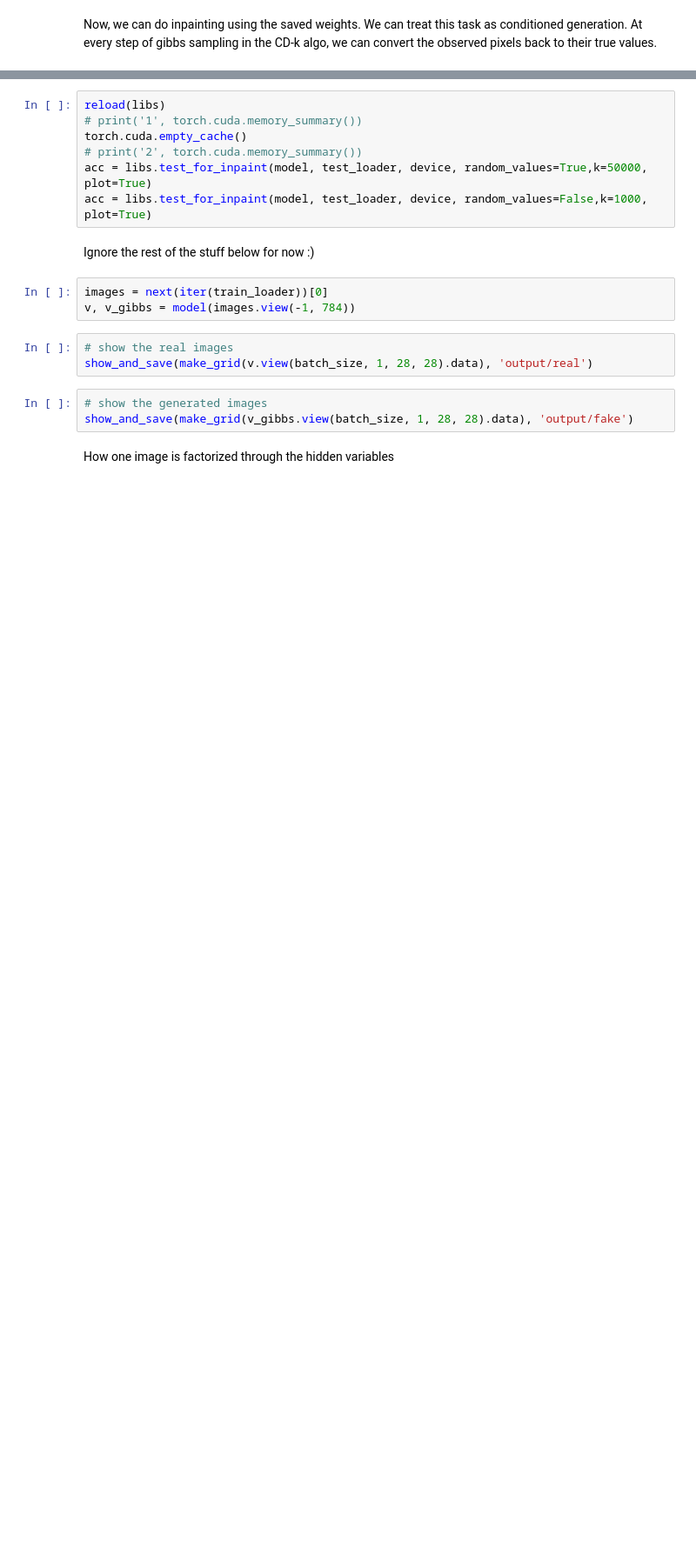
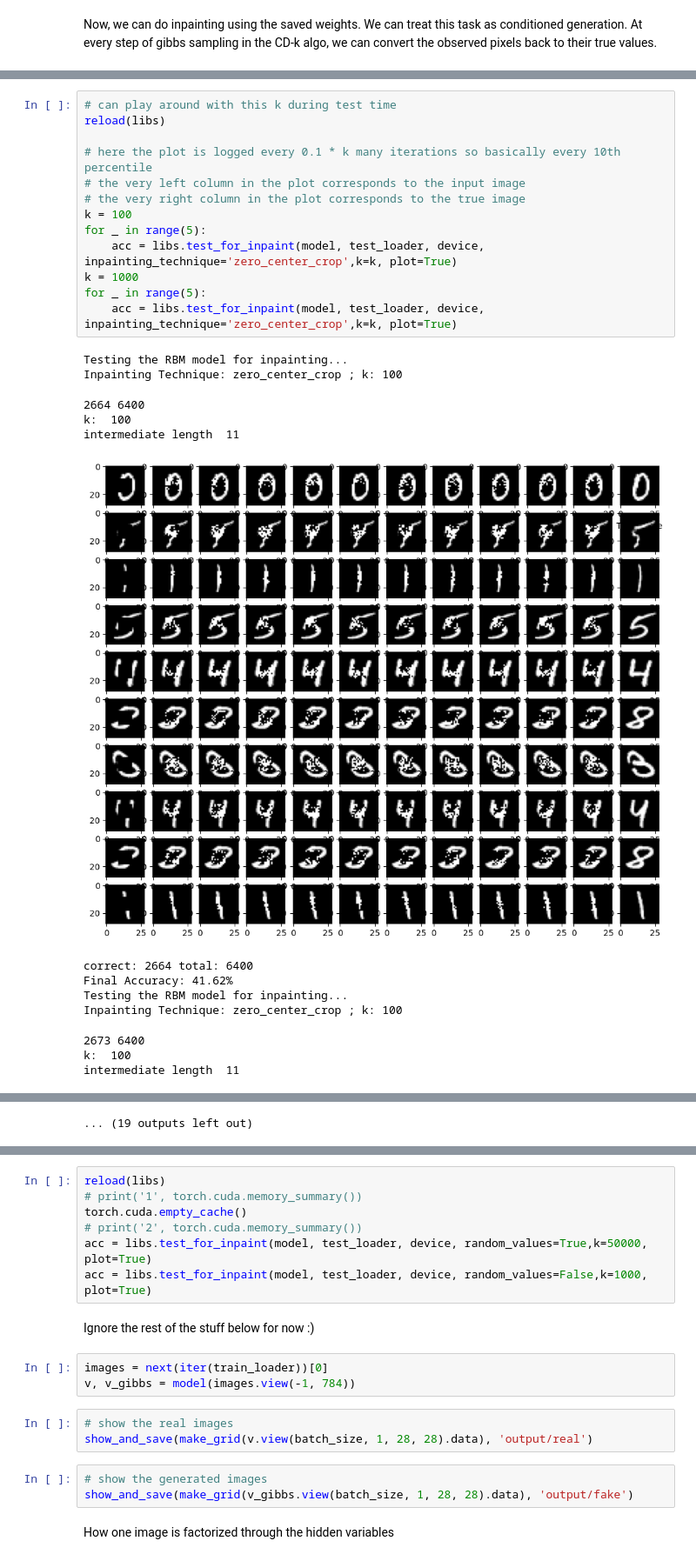
Before and after one commit to arya0607/rbm-pytorch, a Jupyter notebook: Notebook.ipynb, the cells around one changed output, grey strips where cells are left out. Shown at 87% size. Drawn from its saved outputs; the diff is of its cells as text; blank space fills up the shorter version.

Commit message:
plots for center crop

```diff
--- a/Notebook.ipynb
+++ b/Notebook.ipynb
@@ -120,0 +137,27 @@ NameError: name 'filepath' is not defined
+# %%
+# can play around with this k during test time
+reload(libs)
+
+# here the plot is logged every 0.1 * k many iterations so basically every 10th percentile
+# the very left column in the plot corresponds to the input image
+# the very right column in the plot corresponds to the true image
+k = 100
+for _ in range(5):
+    acc = libs.test_for_inpaint(model, test_loader, device, inpainting_technique='zero_center_crop',k=k, plot=True)
+k = 1000
+for _ in range(5):
+    acc = libs.test_for_inpaint(model, test_loader, device, inpainting_technique='zero_center_crop',k=k, plot=True)
+# %% [output]
+Testing the RBM model for inpainting...
+Inpainting Technique: zero_center_crop ; k: 100
+2664 6400
+k:  100
+intermediate length  11
+[figure, added]
+correct: 2664 total: 6400
+Final Accuracy: 41.62%
+Testing the RBM model for inpainting...
+Inpainting Technique: zero_center_crop ; k: 100
+2673 6400
+k:  100
+intermediate length  11
@@ -121 +181,2 @@ NameError: name 'filepath' is not defined
+... (19 outputs left out)
 # %%
```
Also changed, not shown: parts of 7 cells of this notebook, 4 other files.
